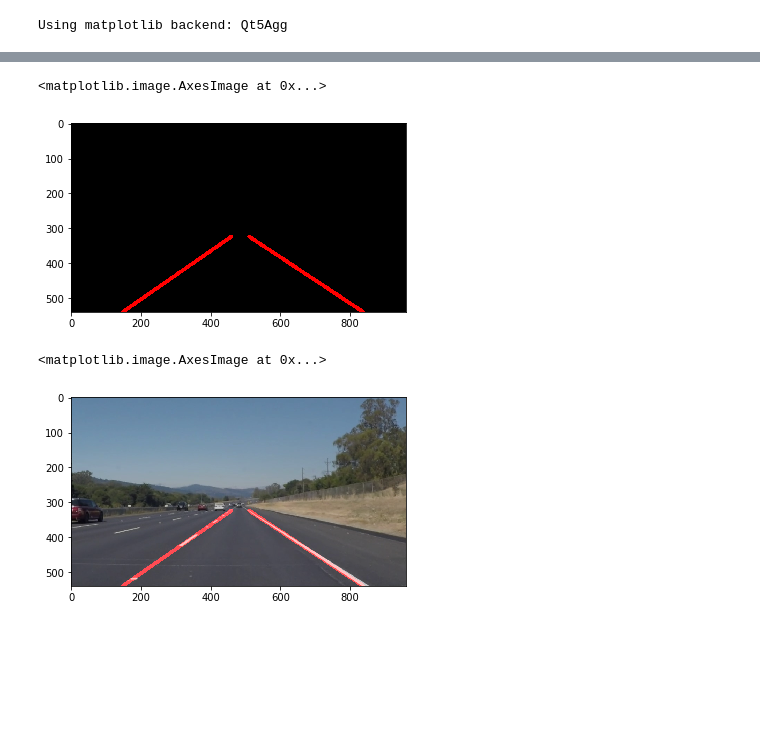
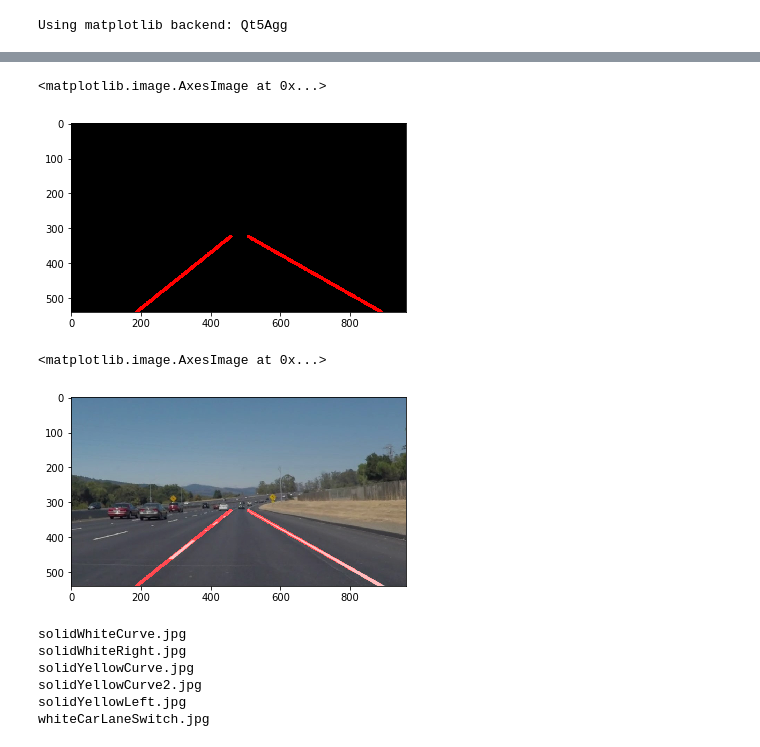
Before and after one commit to YasirHabib/Self-Driving-Car-Engineer, a Jupyter notebook: Finding-Lane-Lines/Solution.ipynb, the cells around one changed output, grey strips where cells are left out. Cells and saved outputs as stored; diff of their text form; code cells hidden in the pictures; blank space fills up the shorter version.

```diff
--- a/Finding-Lane-Lines/Solution.ipynb
+++ b/Finding-Lane-Lines/Solution.ipynb
@@ -25,7 +27,7 @@ def canny(img, low_threshold, high_threshold):
     """Applies the Canny transform"""
     return cv2.Canny(img, low_threshold, high_threshold)
 # %%
-def region_of_interest(img, vertices):
+def region_of_interest(img):
     """
     Applies an image mask.
 
@@ -33,6 +35,11 @@ def region_of_interest(img, vertices):
     formed from `vertices`. The rest of the image is set to black.
     `vertices` should be a numpy array of integer points.
     """
+
+    height = img.shape[0]
+    width = img.shape[1]
+    vertices = np.array([[(0, height), (width, height), (500, 310)]])
+
     #defining a blank mask to start with
     mask = np.zeros_like(img)
 
@@ -130,7 +137,7 @@ def weighted_img(img, initial_img, α=0.8, β=1., γ=0.):
     return cv2.addWeighted(initial_img, α, img, β, γ)
 # %%
 #reading in an image
-image = mpimg.imread('test_images/solidWhiteRight.jpg')
+image = mpimg.imread('test_images/solidWhiteCurve.jpg')
 plt.imshow(image)
 # %% [output]
 <matplotlib.image.AxesImage at 0x...>
@@ -150,5 +157,5 @@ plt.imshow(blur, cmap='gray')
 # %%
-canny = canny(blur, 50, 150)
-plt.imshow(canny, cmap='gray')
+canny_image = canny(blur, 50, 150)
+plt.imshow(canny_image, cmap='gray')
 # %% [output]
 <matplotlib.image.AxesImage at 0x...>
@@ -164,0 +163,3 @@ plt.imshow(cropped_image, cmap='gray')
+# %%
+cropped_image = region_of_interest(canny_image)
+plt.imshow(cropped_image, cmap='gray')
@@ -165,18 +169,39 @@ plt.imshow(cropped_image, cmap='gray')
 # %%
-rho = 5
-theta = np.pi/180
-threshold = 150
-min_line_len = 40
-max_line_gap = 5
+# rho = 5
+# theta = np.pi/180
+# threshold = 150
+# min_line_len = 40
+# max_line_gap = 5
 
-line_image = hough_lines(cropped_image, rho, theta, threshold, min_line_len, max_line_gap)
+line_image = hough_lines(cropped_image, 2, np.pi/180, 100, 40, 5)
 plt.imshow(line_image)
 # %% [output]
 <matplotlib.image.AxesImage at 0x...>
-[figure, old version]
+[figure, new version]
 # %%
 combo_image = weighted_img(line_image, image, α=0.8, β=1., γ=0.)
 plt.imshow(combo_image)
 # %% [output]
 <matplotlib.image.AxesImage at 0x...>
-[figure, old version]
+[figure, new version]
+# %%
+input_folder = 'test_images/'
+output_folder = 'test_images_output/'
+
+for image_name in os.listdir(input_folder):
+    print(image_name)
+    image = mpimg.imread(input_folder + image_name)
+    gray = grayscale(image)
+    blur = gaussian_blur(gray, 5)
+    canny_image = canny(blur, 50, 150)
+    cropped_image = region_of_interest(canny_image)
+    line_image = hough_lines(cropped_image, 2, np.pi/180, 100, 40, 5)
+    combo_image = weighted_img(line_image, image, α=0.8, β=1., γ=0.)
+    plt.imsave(output_folder + image_name , combo_image)
+# %% [output]
+solidWhiteCurve.jpg
+solidWhiteRight.jpg
+solidYellowCurve.jpg
+solidYellowCurve2.jpg
+solidYellowLeft.jpg
+whiteCarLaneSwitch.jpg
```
Also changed, not shown: parts of 7 cells of this notebook, 6 other files.
